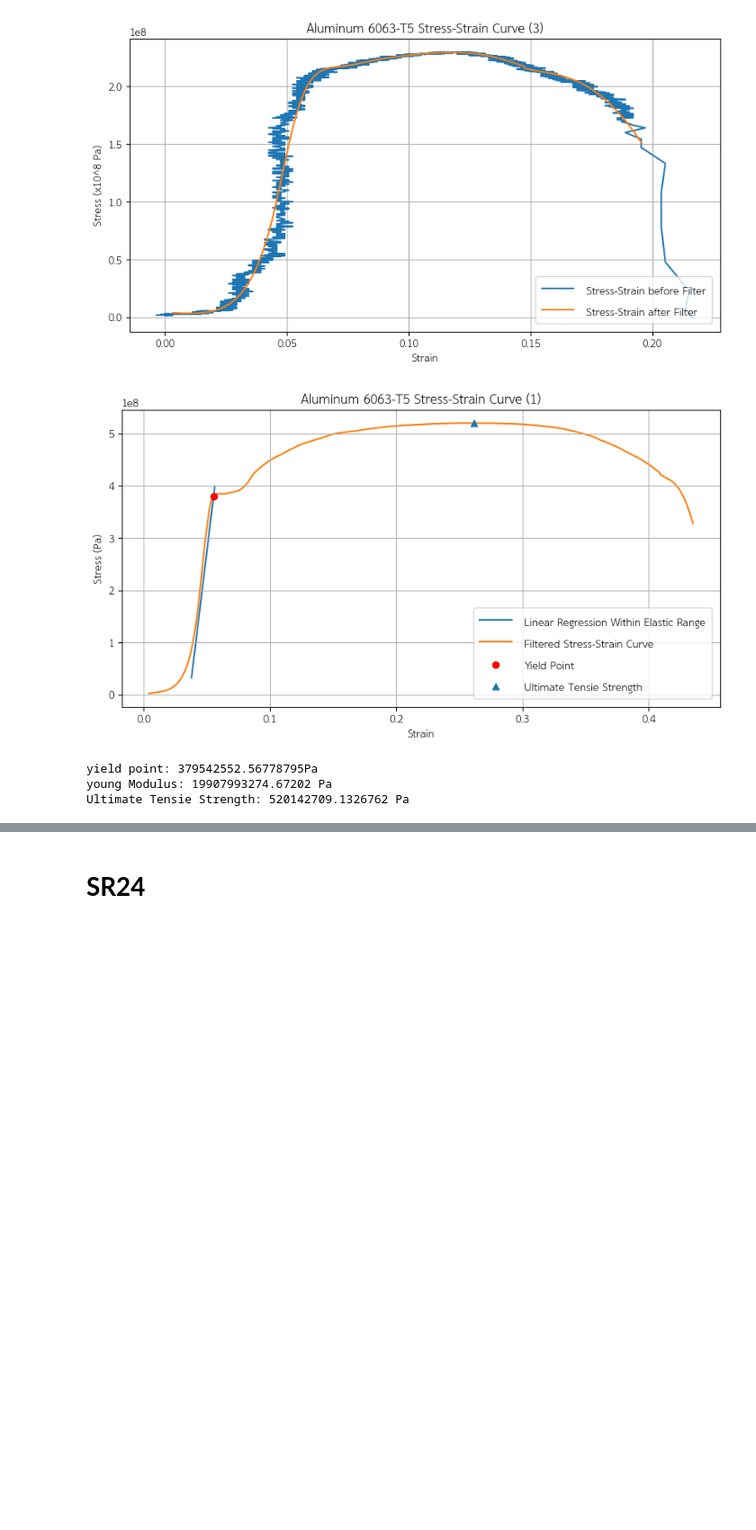
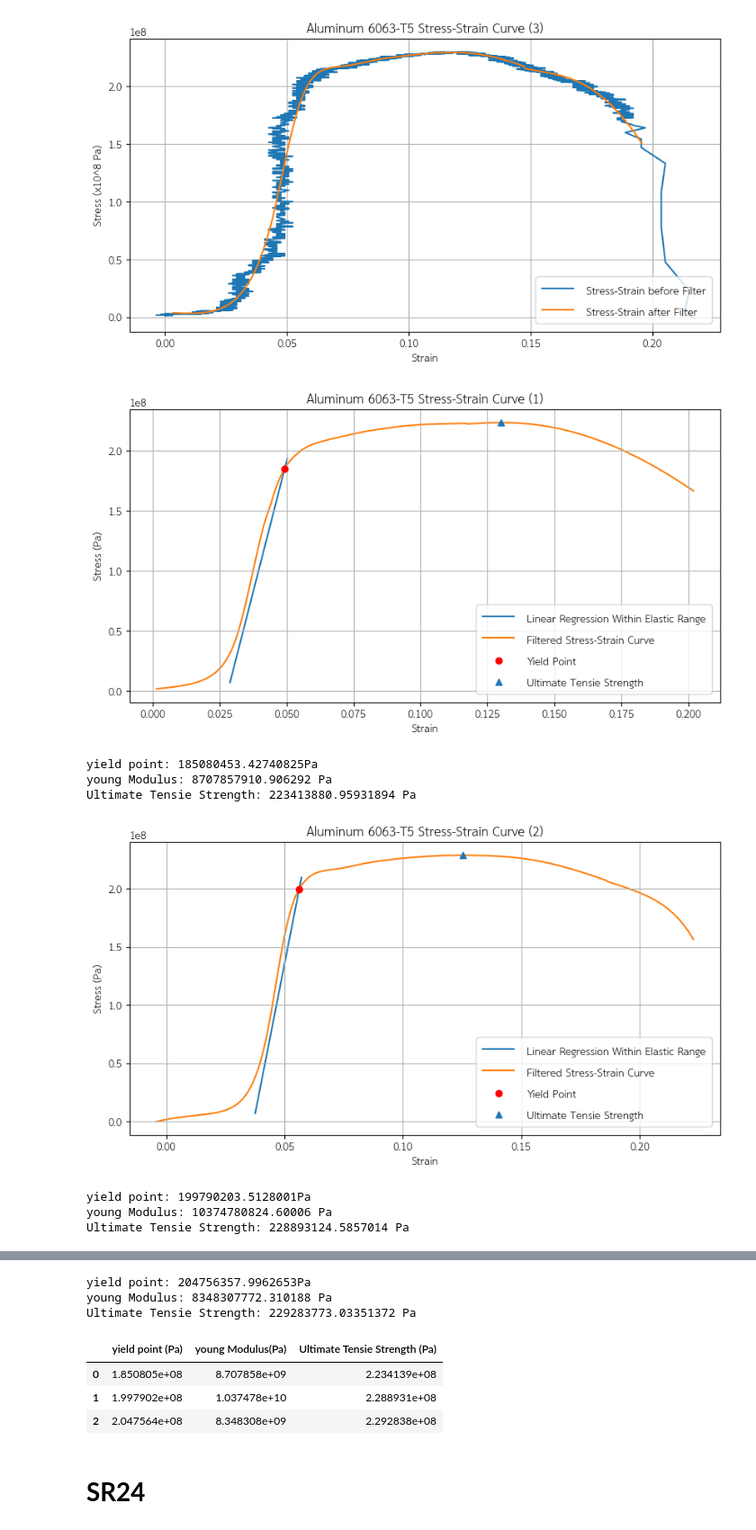
Before and after one commit to NattapongKong/TensileLab, a Jupyter notebook: TensileLab.ipynb, the cells around one changed output, grey strips where cells are left out. Shown: that part at 90% size. Cells and saved outputs as stored; diff of their text form; code cells hidden in the pictures; blank space fills up the shorter version.

```diff
--- a/TensileLab.ipynb
+++ b/TensileLab.ipynb
@@ -152,9 +152,13 @@ x = Curve_filter(alDf,'Aluminum 6063-T5')
 [figure]
 [figure]
 # %%
-alDf = find_yield(x,'Aluminum 6063-T5', 4)
+find_yield(x,'Aluminum 6063-T5', 4)
 # %% [output]
-[figure, old version]
+[figure, new version]
-yield point: 379542552.56778795Pa
-young Modulus: 19907993274.67202 Pa
-Ultimate Tensie Strength: 520142709.1326762 Pa
+yield point: 185080453.42740825Pa
+young Modulus: 8707857910.906292 Pa
+Ultimate Tensie Strength: 223413880.95931894 Pa
+[figure, added]
+yield point: 199790203.5128001Pa
+young Modulus: 10374780824.60006 Pa
+Ultimate Tensie Strength: 228893124.5857014 Pa
@@ -161,3 +166,10 @@ Ultimate Tensie Strength: 520142709.1326762 Pa
+yield point: 204756357.9962653Pa
+young Modulus: 8348307772.310188 Pa
+Ultimate Tensie Strength: 229283773.03351372 Pa
+|  | yield point (Pa) | young Modulus(Pa) | Ultimate Tensie Strength (Pa) |
+| 0 | 1.850805e+08 | 8.707858e+09 | 2.234139e+08 |
+| 1 | 1.997902e+08 | 1.037478e+10 | 2.288931e+08 |
+| 2 | 2.047564e+08 | 8.348308e+09 | 2.292838e+08 |
 # %% [markdown]
 # **SR24**
 # %%
```
Also changed, not shown: parts of 3 cells of this notebook.
